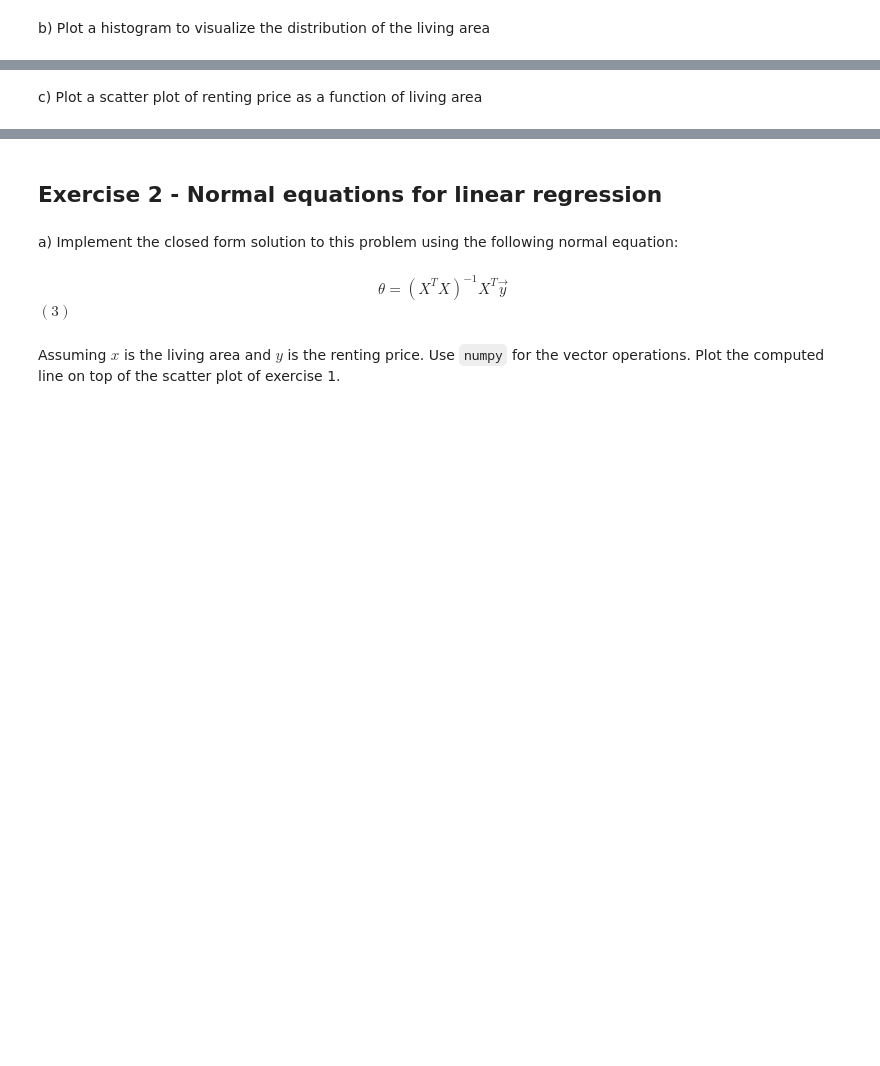
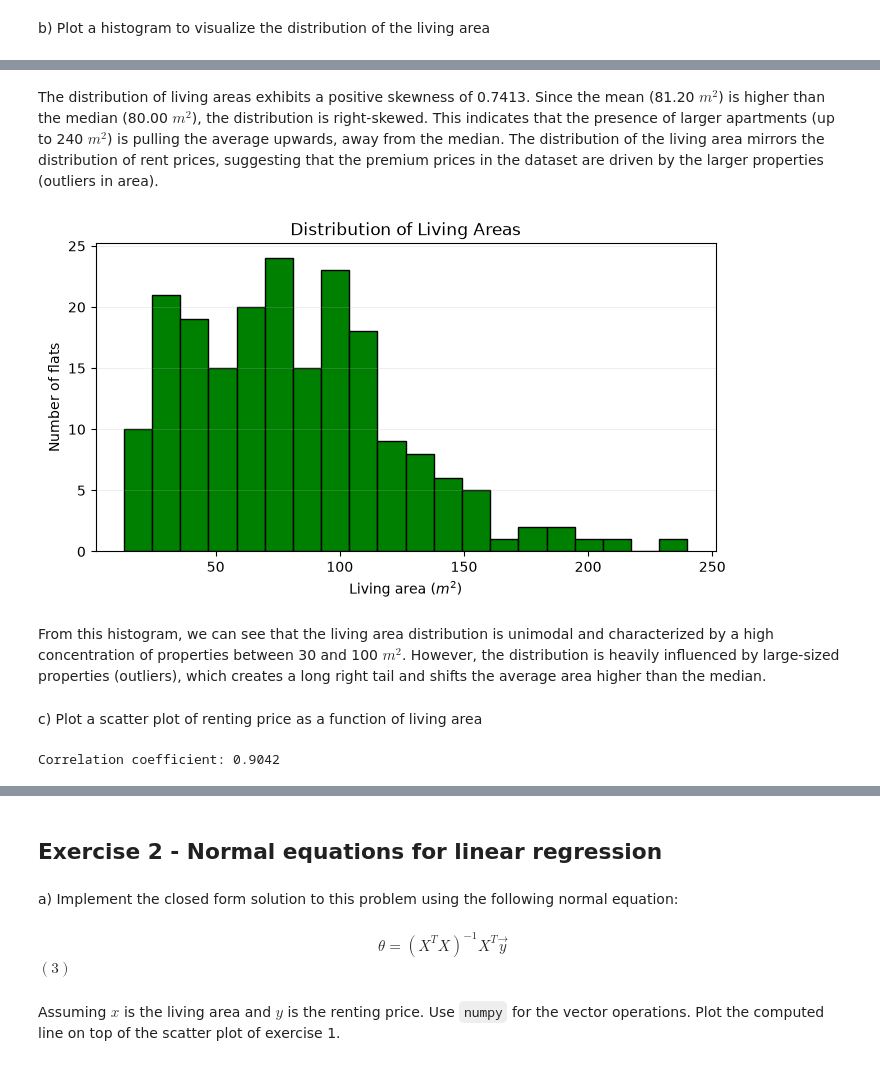
Before and after one commit to NoeBerdoz/FTP_MachLe, a Jupyter notebook: PW5/pw_resources/pw5-linear-regression-stud.ipynb, the cells around one changed output, grey strips where cells are left out. Cells and saved outputs as stored; diff of their text form; code cells hidden in the pictures; blank space fills up the shorter version.

```diff
--- a/PW5/pw_resources/pw5-linear-regression-stud.ipynb
+++ b/PW5/pw_resources/pw5-linear-regression-stud.ipynb
@@ -38,2 +78,18 @@ a) Plot a histogram to visualize the distribution of the renting price
 # %% [markdown]
 b) Plot a histogram to visualize the distribution of the living area
+# %%
+# Bonus code - Descriptive analysis
+living_area = dataset.living_area.values
+
+print("="*40)
+print("DESCRIPTIVE STATISTICS - LIVING AREAS")
+print("="*40)
+
+# We use :<15 to align labels to the left and :>10.2f to align numbers to the right
+print(f"{'Minimum:':<15} {np.min(living_area):>10.2f} m^2")
+print(f"{'Maximum:':<15} {np.max(living_area):>10.2f} m^2")
+print("-" * 40)
+print(f"{'Mean:':<15} {np.mean(living_area):>10.2f} m^2")
+print(f"{'Median:':<15} {np.median(living_area):>10.2f} m^2")
+print(f"{'Skewness:':<15} {dataset.living_area.skew():>10.4f}")
+print("="*40)
@@ -40,4 +107,24 @@ b) Plot a histogram to visualize the distribution of the living area
+# %% [markdown]
+The distribution of living areas exhibits a positive skewness of 0.7413. Since the mean (81.20 $m^2$) is higher than the median (80.00 $m^2$), the distribution is right-skewed. This indicates that the presence of larger apartments (up to 240 $m^2$) is pulling the average upwards, away from the median. The distribution of the living area mirrors the distribution of rent prices, suggesting that the premium prices in the dataset are driven by the larger properties (outliers in area).
 # %%
 # Your code here
+plt.figure(figsize=(8, 4))
+plt.hist(living_area, bins=20, color='green', edgecolor='black')
+plt.xlabel("Living area ($m^2$)")
+plt.ylabel("Number of flats")
+plt.title("Distribution of Living Areas")
+plt.title("Distribution of Living Areas")
+plt.grid(axis='y', alpha=0.3)
+plt.show()
+# %% [output]
+[figure, added]
+# %% [markdown]
+From this histogram, we can see that the living area distribution is unimodal and characterized by a high concentration of properties between 30 and 100 $m^2$. However, the distribution is heavily influenced by large-sized properties (outliers), which creates a long right tail and shifts the average area higher than the median.
 # %% [markdown]
 c) Plot a scatter plot of renting price as a function of living area
+# %%
+# bonus code
+correlation = dataset['living_area'].corr(dataset['rent_price'])
+print(f"Correlation coefficient: {correlation:.4f}")
+# %% [output]
+Correlation coefficient: 0.9042
```
Also changed, not shown: parts of 8 cells of this notebook.
